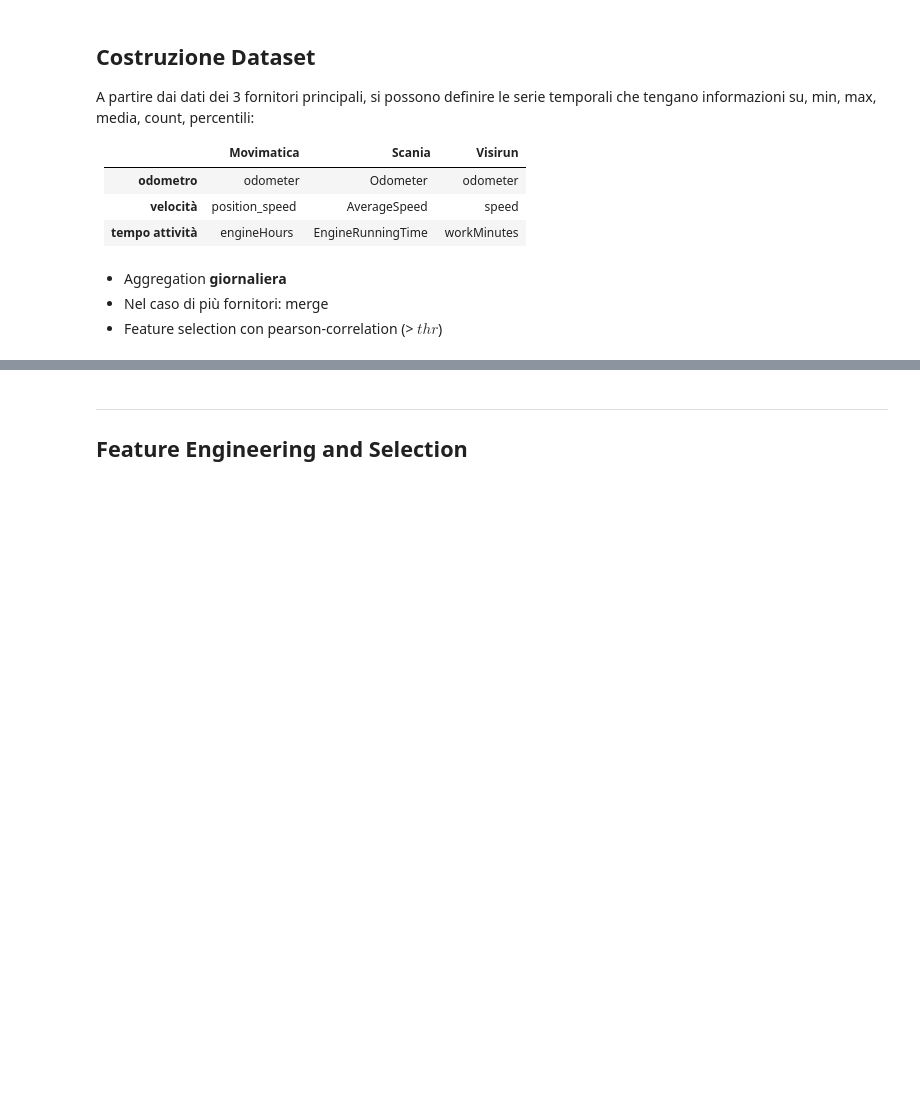
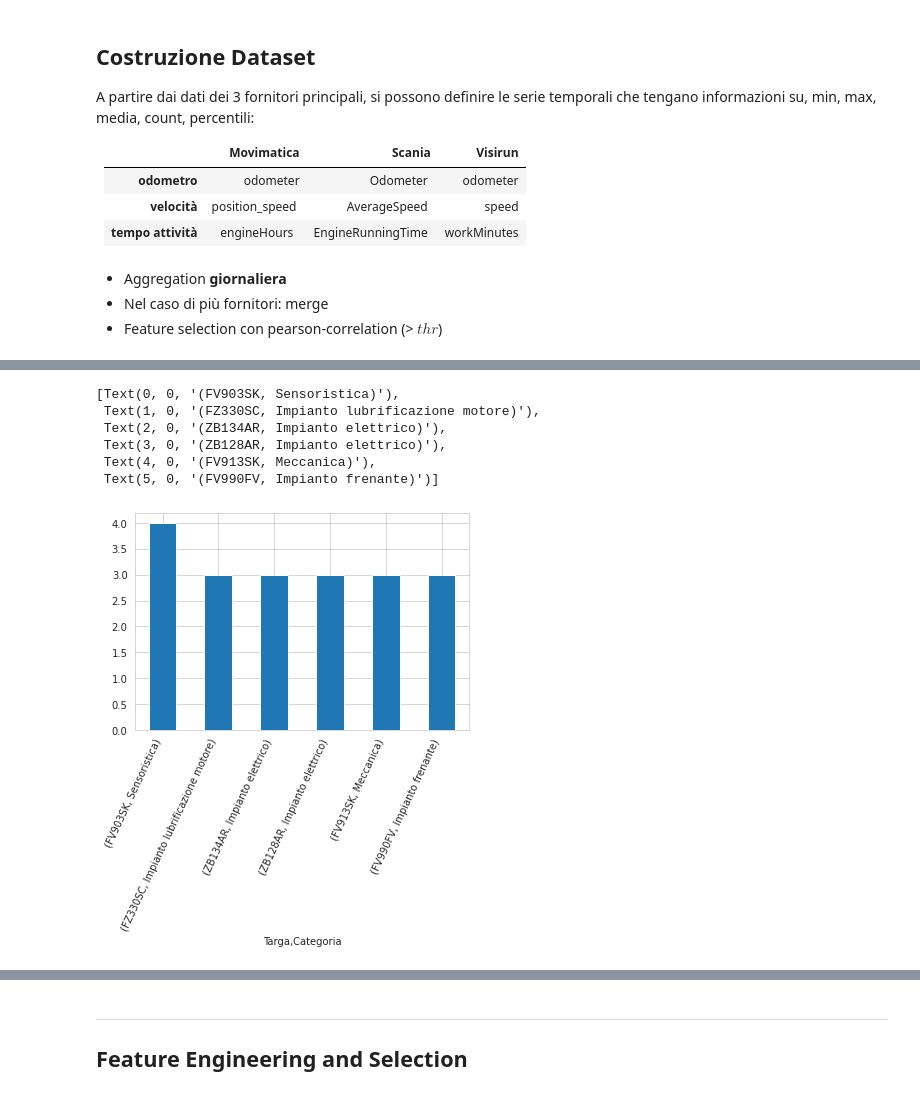
Before and after one commit to antonioalbanese/ai4trucks, a Jupyter notebook: Notebooks/Predictive_model.ipynb, the cells around one changed output, grey strips where cells are left out. Saved outputs shown, nothing was run; the diff lists cells and outputs as text; code cells hidden in the pictures; blank space fills up the shorter version.

```diff
--- a/Notebooks/Predictive_model.ipynb
+++ b/Notebooks/Predictive_model.ipynb
@@ -45,25 +49,2 @@ Numero di fatture totali: 208 (considerate: 150)
 # %% [markdown]
 ⚠️ Valutare se considerare solo alcune di queste tipologie di manutenzione
-# %%
-care_category = True
-cat_fatture = cat_fatture.reset_index()
-
-cat_fatture['delta'] = np.inf
-# idx = pd.IndexSlice
-
-if care_category:
-    cat_fatture = cat_fatture.set_index(["Targa", "Categoria"]).sort_values(by="Data").sort_index()
-
-    for ix in cat_fatture.index:
-        cat_fatture.loc[ idx[ix], 'delta'] = cat_fatture.loc[idx[ix], 'Data' ].diff().dt.days
-else:
-    cat_fatture = cat_fatture.set_index(["Targa", "Data"]).sort_index()
-    for plate, gp in cat_fatture.groupby("Targa"):
-        cat_fatture.loc[idx[plate], "delta"] = gp.assign(date=gp.index.get_level_values("Data")).date.diff().dt.days
-
-nbins = 20
-d = cat_fatture.reset_index().delta.plot(kind="hist", bins=nbins, title="Distribuzione tempo attesa per la fattura successiva")
-# d.step(range(0, cat_fatture.delta.max(), nbins), cum_sum_eigenvalues, where='mid',label='Cumulative explained variance')
-d.axvline(dt,c="orange", label=f"Threshold di {dt} giorni")
-plt.legend()
-kept_fatture = cat_fatture[cat_fatture.delta.isna()|(cat_fatture.delta >= dt)]
@@ -120,0 +111,12 @@ for ix in df.index.unique():
+# %%
+tmp = kept_fatture.groupby(["Targa", "Categoria"]).ID.count().sort_values(ascending=False)
+g = tmp[tmp > 2].plot(kind="bar", rot=75)
+g.set_xticklabels(g.get_xticklabels(), rotation=65, ha='right')
+# %% [output]
+[Text(0, 0, '(FV903SK, Sensoristica)'),
+ Text(1, 0, '(FZ330SC, Impianto lubrificazione motore)'),
+ Text(2, 0, '(ZB134AR, Impianto elettrico)'),
+ Text(3, 0, '(ZB128AR, Impianto elettrico)'),
+ Text(4, 0, '(FV913SK, Meccanica)'),
+ Text(5, 0, '(FV990FV, Impianto frenante)')]
+[figure, added]
```
Also changed, not shown: parts of 18 cells of this notebook, 4 other files.
